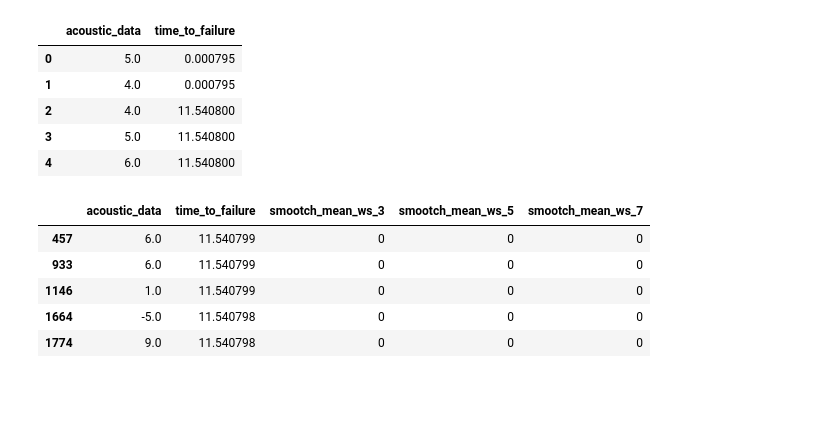
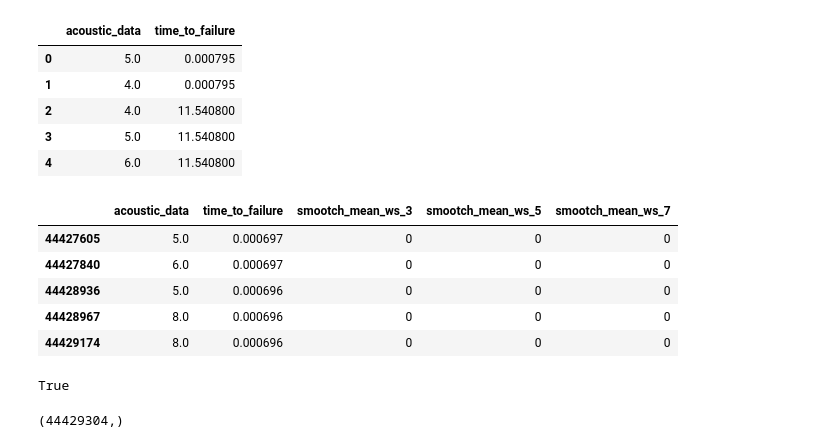
Before and after one commit to contemplat0r/LANL_Earthquake_Prediction, a Jupyter notebook: lanl-models-with-parallel-earthquakes.ipynb, the cells around one changed output. Drawn from its saved outputs; the diff is of its cells as text; code cells hidden in the pictures; blank space fills up the shorter version.

Commit message:
Continue work with begin/end indexes 3. Eliminate logic mistakes

```diff
--- a/lanl-models-with-parallel-earthquakes.ipynb
+++ b/lanl-models-with-parallel-earthquakes.ipynb
@@ -163,10 +163,11 @@ def add_features(
     print("df.index.min()", df.index.min())
     print("df.index.max()", df.index.max())
 
+    acoustic_data_series = df['acoustic_data']
 
     print("before data_series")
     sample_df = df.iloc[sample_indexes]
-    data_series = sample_df['acoustic_data']
+
 
     #data_series = df[sample_indexes]['acoustic_data']
     print("data_series.head()\n", data_series.head())
@@ -226,10 +227,22 @@ def add_features(
     sample_indexes_set.difference(begin_indexes_set)
     sample_indexes_set.difference(end_indexes_set)
     for i in sorted(tuple(sample_indexes_set)):
+        print("i:", i)
+        temp_value = 0
         for feature_name, half_window_size in zip(smootch_feature_names, half_windows_size):
             #half_window_size = window_size // 2
             #data_series = df['acoustic_data']
 
-            feature_value = data_series.iloc[i - half_window_size:i + half_window_size].mean()
-            df.iloc[i][feature_name] = data_series[i] - feature_value
+            feature_value = acoustic_data_series.iloc[i - half_window_size:i + half_window_size].mean()
+            sample_df.iloc[i][feature_name] = acoustic_data_series.iloc[i] - feature_value
+            #print("feature_value:", feature_value)
+            #acoustic_data_series.iloc[i]
+            '''
+            try:
+                temp_value = acoustic_data_series.iloc[i] - feature_value
+            except IndexError as ire:
+                print("i:", i)
+                print("IndexError as ire:\n", ire)
+            sample_df.iloc[i][feature_name] = temp_value
+            '''
     return sample_df
@@ -418,11 +429,11 @@ earthquake_1_df.head()
 | 3 | 5.0 | 11.540800 |
 | 4 | 6.0 | 11.540800 |
 # %%
-earthquake_1_with_additional_features_df.head()
+earthquake_1_with_additional_features_df.tail()
 # %% [output]
 |  | acoustic_data | time_to_failure | smootch_mean_ws_3 | smootch_mean_ws_5 | smootch_mean_ws_7 |
-| 457 | 6.0 | 11.540799 | 0 | 0 | 0 |
-| 933 | 6.0 | 11.540799 | 0 | 0 | 0 |
-| 1146 | 1.0 | 11.540799 | 0 | 0 | 0 |
-| 1664 | -5.0 | 11.540798 | 0 | 0 | 0 |
-| 1774 | 9.0 | 11.540798 | 0 | 0 | 0 |
+| 44427605 | 5.0 | 0.000697 | 0 | 0 | 0 |
+| 44427840 | 6.0 | 0.000697 | 0 | 0 | 0 |
+| 44428936 | 5.0 | 0.000696 | 0 | 0 | 0 |
+| 44428967 | 8.0 | 0.000696 | 0 | 0 | 0 |
+| 44429174 | 8.0 | 0.000696 | 0 | 0 | 0 |
@@ -430,0 +442,4 @@ earthquake_1_with_additional_features_df.index.
+# %%
+150590 in e_1_idx
+# %% [output]
+True
@@ -430,0 +448,4 @@ earthquake_1_with_additional_features_df.index.
+# %%
+e_1_acoustic_series.shape
+# %% [output]
+(44429304,)
```
Also changed, not shown: parts of 9 cells of this notebook.
